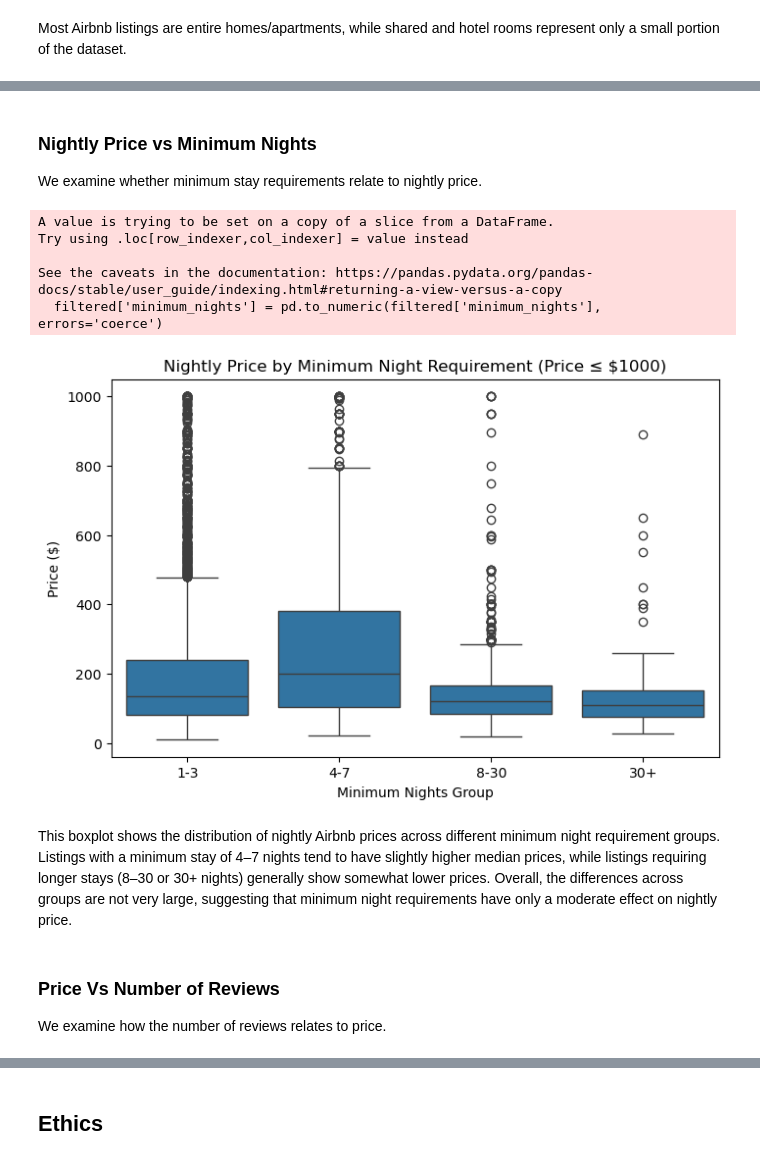
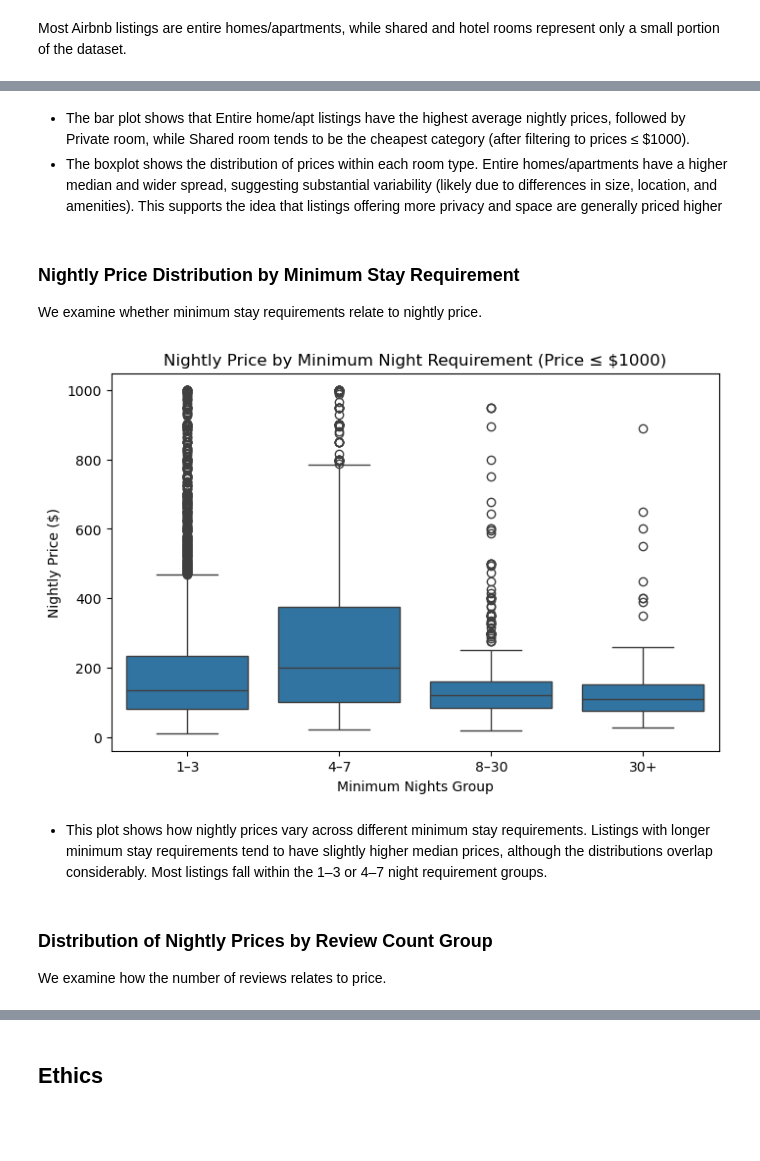
Before and after one commit to COGS108/Group082_WI26, a Jupyter notebook: 02-EDACheckpoint.ipynb, the cells around one changed output, grey strips where cells are left out. Saved outputs shown, nothing was run; the diff lists cells and outputs as text; code cells hidden in the pictures; blank space fills up the shorter version.

```diff
--- a/02-EDACheckpoint.ipynb
+++ b/02-EDACheckpoint.ipynb
@@ -485,42 +505,49 @@ plt.show()
+# %% [markdown]
+- The bar plot shows that Entire home/apt listings have the highest average nightly prices, followed by Private room, while Shared room tends to be the cheapest category (after filtering to prices ≤ $1000).
+- The boxplot shows the distribution of prices within each room type. Entire homes/apartments have a higher median and wider spread, suggesting substantial variability (likely due to differences in size, location, and amenities). This supports the idea that listings offering more privacy and space are generally priced higher
 # %% [markdown]
-###  Nightly Price vs Minimum Nights
+###  Nightly Price Distribution by Minimum Stay Requirement
 
 We examine whether minimum stay requirements relate to nightly price.
 # %%
-filtered['minimum_nights'] = pd.to_numeric(filtered['minimum_nights'], errors='coerce')
+# Nightly Price vs Minimum Nights
 
-# Optional: drop rows with missing minimum_nights
-filtered = filtered.dropna(subset=['minimum_nights'])
+# Create a filtered dataset (remove extreme prices above $1000)
+filtered = listings[listings["nightly_price"] <= 1000].copy()
 
-# Create minimum nights groups
-filtered['night_group'] = pd.cut(
-    filtered['minimum_nights'],
+# Ensure numeric types for relevant variables
+filtered["nightly_price"] = pd.to_numeric(filtered["nightly_price"], errors="coerce")
+filtered["minimum_nights"] = pd.to_numeric(filtered["minimum_nights"], errors="coerce")
+
+# Remove rows with missing values in key variables
+filtered = filtered.dropna(subset=["nightly_price", "minimum_nights"])
+
+# Group listings based on minimum stay requirements
+filtered["night_group"] = pd.cut(
+    filtered["minimum_nights"],
     bins=[0, 3, 7, 30, 365],
-    labels=['1-3', '4-7', '8-30', '30+']
+    labels=["1–3", "4–7", "8–30", "30+"],
+    include_lowest=True
 )
 
-# Plot
+# Visualize the relationship using a boxplot
 plt.figure(figsize=(8,5))
 sns.boxplot(
-    x='night_group',
-    y='price_num',  # make sure this column is numeric too
-    data=filtered
+    data=filtered,
+    x="night_group",
+    y="nightly_price"
 )
+
 plt.title("Nightly Price by Minimum Night Requirement (Price ≤ $1000)")
 plt.xlabel("Minimum Nights Group")
-plt.ylabel("Price ($)")
+plt.ylabel("Nightly Price ($)")
 plt.show()
 # %% [output]
-A value is trying to be set on a copy of a slice from a DataFrame.
-Try using .loc[row_indexer,col_indexer] = value instead
-
-See the caveats in the documentation: https://pandas.pydata.org/pandas-docs/stable/user_guide/indexing.html#returning-a-view-versus-a-copy
-  filtered['minimum_nights'] = pd.to_numeric(filtered['minimum_nights'], errors='coerce')
-[figure, old version]
+[figure, new version]
-# %% [markdown]
-This boxplot shows the distribution of nightly Airbnb prices across different minimum night requirement groups. Listings with a minimum stay of 4–7 nights tend to have slightly higher median prices, while listings requiring longer stays (8–30 or 30+ nights) generally show somewhat lower prices. Overall, the differences across groups are not very large, suggesting that minimum night requirements have only a moderate effect on nightly price.
+# %% [markdown]
+- This plot shows how nightly prices vary across different minimum stay requirements. Listings with longer minimum stay requirements tend to have slightly higher median prices, although the distributions overlap considerably. Most listings fall within the 1–3 or 4–7 night requirement groups.
 # %% [markdown]
-###  Price Vs Number of Reviews
+###  Distribution of Nightly Prices by Review Count Group
 
 We examine how the number of reviews relates to price.
 # %%
```
Also changed, not shown: parts of 21 cells of this notebook, 1 other file.
